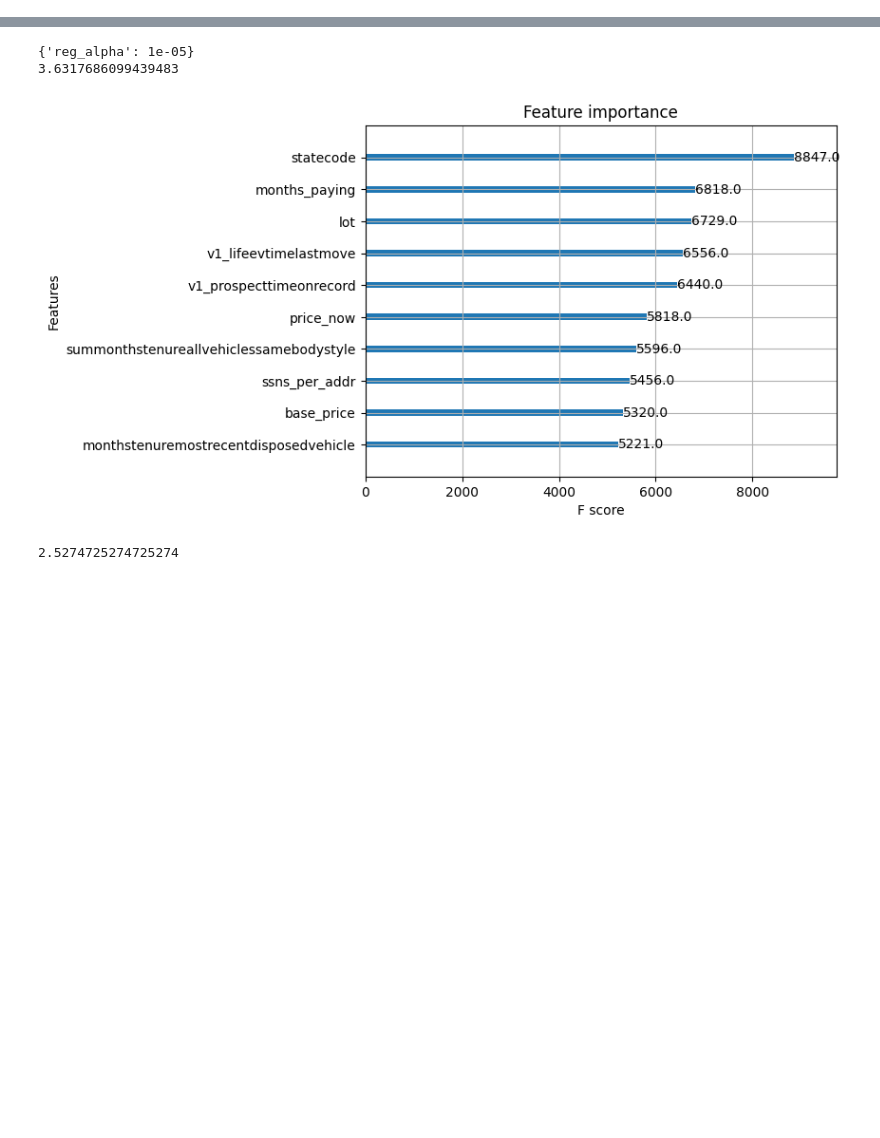
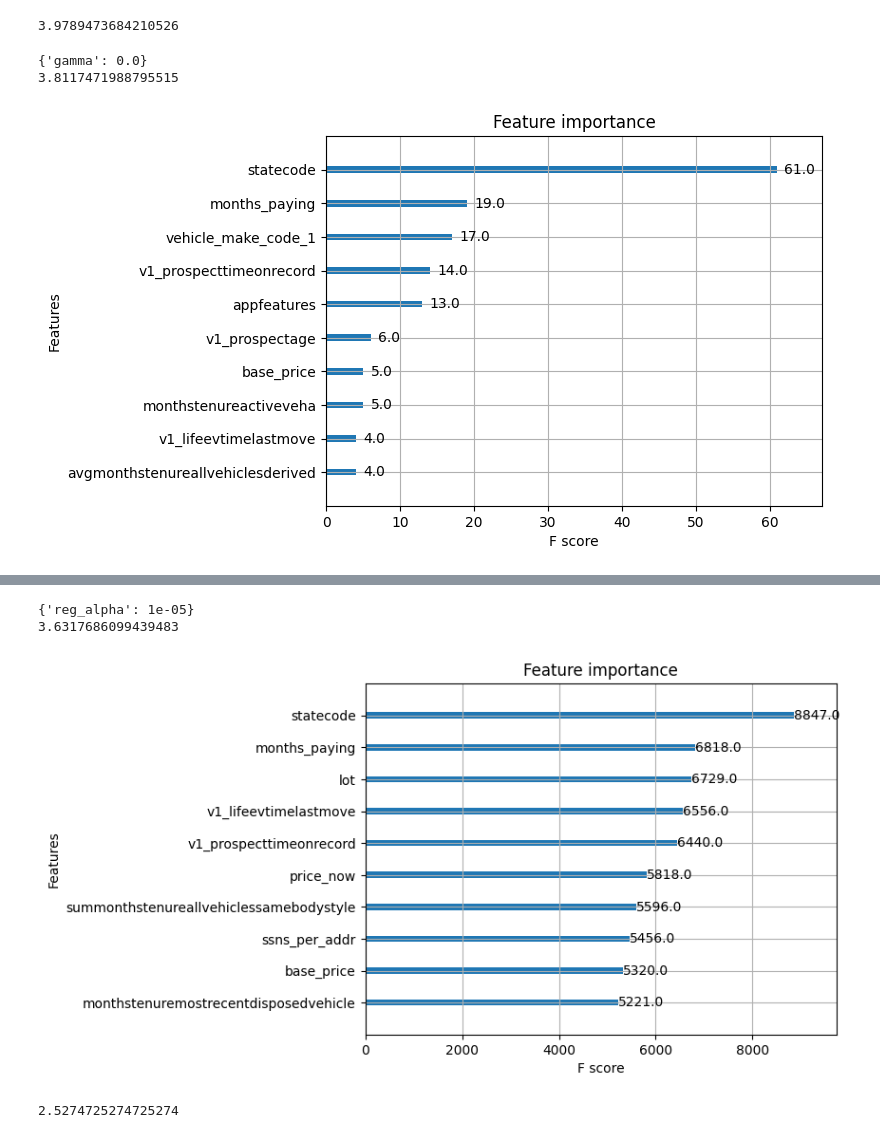
Before and after one commit to HardyChenRisk/ChurnRefit, a Jupyter notebook: Boosting.ipynb, the cells around one changed output, grey strips where cells are left out. Cells and saved outputs as stored; diff of their text form; code cells hidden in the pictures; blank space fills up the shorter version.

```diff
--- a/Boosting.ipynb
+++ b/Boosting.ipynb
@@ -256,0 +365,47 @@ plt.show()
+# %%
+test['pred'] = gs2.predict_proba(test[train.columns].drop(columns=['OneMonth_target']))[:, 1]
+test['OneMonth_target'] = OneMonth_target_test
+# sort prob in order
+test.sort_values(by='pred', ascending=True, inplace=True)
+# group rows into 10 groups with same number of rows
+test['group'] = pd.qcut(test['pred'], 10, labels=False)
+# group by group, calculate the sum of OneMonth_target and count of OneMonth_target
+test_group = test.groupby('group').agg({'OneMonth_target': 'sum', 'pred': 'count'}).reset_index()
+# calculate rate of OneMonth_target by OneMonth_target /  pred
+test_group['rate'] = test_group['OneMonth_target'] / test_group['pred']
+# get rate of OneMonth_target from group as 0
+rate_0 = test_group[test_group['group'] == 0]['rate'].values[0]
+rate_9 = test_group[test_group['group'] == 9]['rate'].values[0]
+rate_9 / rate_0
+# %% [output]
+3.9789473684210526
+# %%
+# import grid search
+from sklearn.model_selection import GridSearchCV
+# import gradient boosting classifier
+# import Extreme boosting classifier
+import xgboost
+from xgboost.sklearn import XGBClassifier
+parama_test3 = {
+    'gamma':[i/10.0 for i in range(0,5)]
+}
+
+gs3 = GridSearchCV(estimator=XGBClassifier(learning_rate=0.1, n_estimators=30, max_depth=3,
+                                        min_child_weight=1, gamma=0, subsample=0.8, colsample_bytree=0.8,
+                                        objective= 'binary:logistic', nthread=-1, scale_pos_weight=1, seed=27, enable_categorical=True),
+param_grid = parama_test3, scoring = lift_scorer,n_jobs=-1, cv=5)
+
+gs3.fit(train.drop(columns=['OneMonth_target']), train['OneMonth_target'])
+
+print(gs3.best_params_)
+print(gs3.best_score_)
+
+# get the gs1 most important features
+import matplotlib.pyplot as plt
+from xgboost import plot_importance
+plot_importance(gs3.best_estimator_, max_num_features=10)
+plt.show()
+# %% [output]
+{'gamma': 0.0}
+3.8117471988795515
+[figure, added]
```
Also changed, not shown: parts of 45 cells of this notebook, 4 other files.
